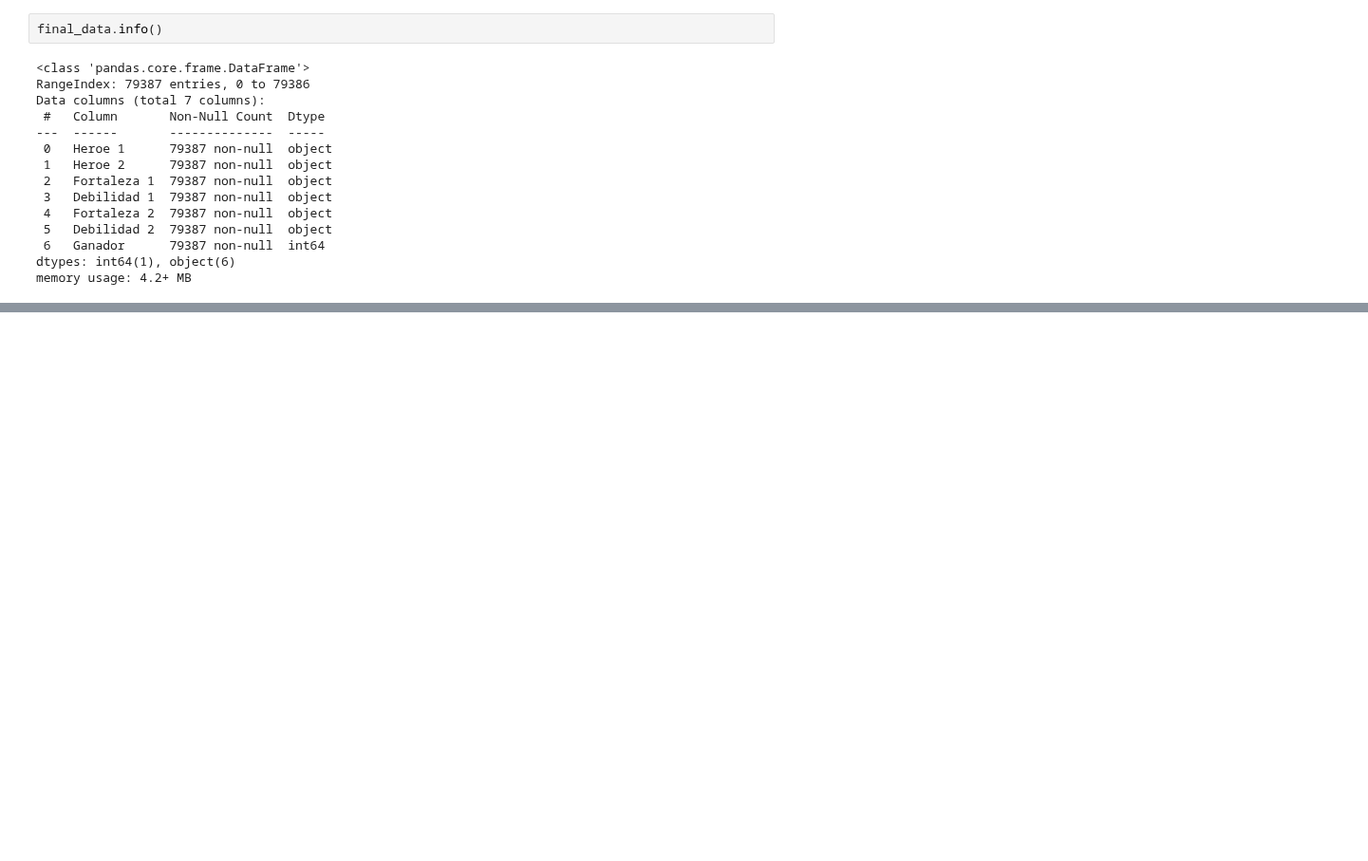
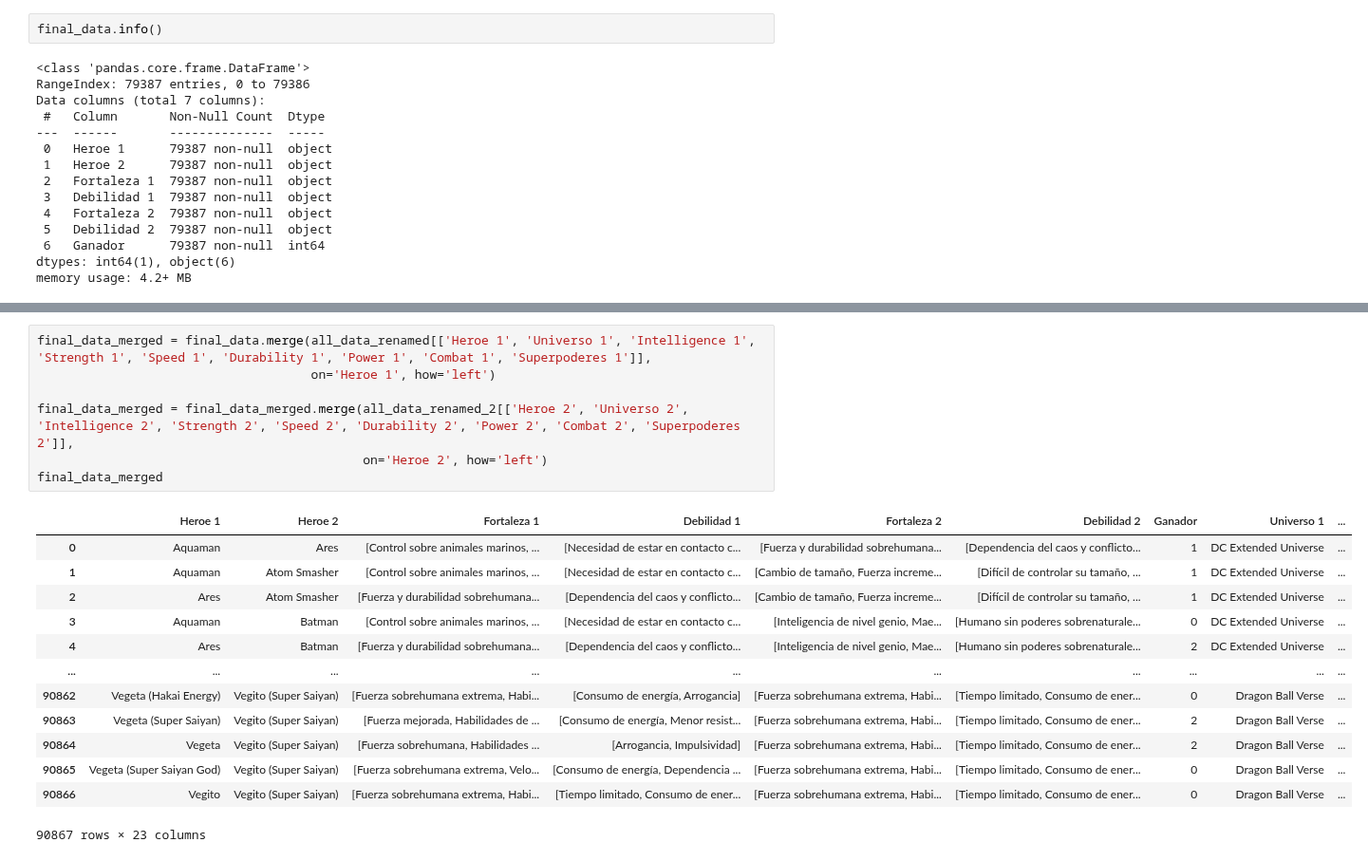
Before and after one commit to Lokhy87/Proyecto-Machine-Learning, a Jupyter notebook: dataset.ipynb, the cells around one changed output, grey strips where cells are left out. Shown at 95% size. Saved outputs shown, nothing was run; the diff lists cells and outputs as text; blank space fills up the shorter version.

```diff
--- a/dataset.ipynb
+++ b/dataset.ipynb
@@ -2120,0 +2154,21 @@ memory usage: 1.7+ MB
+# %%
+final_data_merged = final_data.merge(all_data_renamed[['Heroe 1', 'Universo 1', 'Intelligence 1', 'Strength 1', 'Speed 1', 'Durability 1', 'Power 1', 'Combat 1', 'Superpoderes 1']],
+                                     on='Heroe 1', how='left')
+
+final_data_merged = final_data_merged.merge(all_data_renamed_2[['Heroe 2', 'Universo 2', 'Intelligence 2', 'Strength 2', 'Speed 2', 'Durability 2', 'Power 2', 'Combat 2', 'Superpoderes 2']],
+                                            on='Heroe 2', how='left')
+final_data_merged
+# %% [output]
+|  | Heroe 1 | Heroe 2 | Fortaleza 1 | Debilidad 1 | Fortaleza 2 | Debilidad 2 | Ganador | Universo 1 | ... |
+| 0 | Aquaman | Ares | [Control sobre animales marinos, ... | [Necesidad de estar en contacto c... | [Fuerza y durabilidad sobrehumana... | [Dependencia del caos y conflicto... | 1 | DC Extended Universe | ... |
+| 1 | Aquaman | Atom Smasher | [Control sobre animales marinos, ... | [Necesidad de estar en contacto c... | [Cambio de tamaño, Fuerza increme... | [Difícil de controlar su tamaño, ... | 1 | DC Extended Universe | ... |
+| 2 | Ares | Atom Smasher | [Fuerza y durabilidad sobrehumana... | [Dependencia del caos y conflicto... | [Cambio de tamaño, Fuerza increme... | [Difícil de controlar su tamaño, ... | 1 | DC Extended Universe | ... |
+| 3 | Aquaman | Batman | [Control sobre animales marinos, ... | [Necesidad de estar en contacto c... | [Inteligencia de nivel genio, Mae... | [Humano sin poderes sobrenaturale... | 0 | DC Extended Universe | ... |
+| 4 | Ares | Batman | [Fuerza y durabilidad sobrehumana... | [Dependencia del caos y conflicto... | [Inteligencia de nivel genio, Mae... | [Humano sin poderes sobrenaturale... | 2 | DC Extended Universe | ... |
+| ... | ... | ... | ... | ... | ... | ... | ... | ... | ... |
+| 90862 | Vegeta (Hakai Energy) | Vegito (Super Saiyan) | [Fuerza sobrehumana extrema, Habi... | [Consumo de energía, Arrogancia] | [Fuerza sobrehumana extrema, Habi... | [Tiempo limitado, Consumo de ener... | 0 | Dragon Ball Verse | ... |
+| 90863 | Vegeta (Super Saiyan) | Vegito (Super Saiyan) | [Fuerza mejorada, Habilidades de ... | [Consumo de energía, Menor resist... | [Fuerza sobrehumana extrema, Habi... | [Tiempo limitado, Consumo de ener... | 2 | Dragon Ball Verse | ... |
+| 90864 | Vegeta | Vegito (Super Saiyan) | [Fuerza sobrehumana, Habilidades ... | [Arrogancia, Impulsividad] | [Fuerza sobrehumana extrema, Habi... | [Tiempo limitado, Consumo de ener... | 2 | Dragon Ball Verse | ... |
+| 90865 | Vegeta (Super Saiyan God) | Vegito (Super Saiyan) | [Fuerza sobrehumana extrema, Velo... | [Consumo de energía, Dependencia ... | [Fuerza sobrehumana extrema, Habi... | [Tiempo limitado, Consumo de ener... | 0 | Dragon Ball Verse | ... |
+| 90866 | Vegito | Vegito (Super Saiyan) | [Fuerza sobrehumana extrema, Habi... | [Tiempo limitado, Consumo de ener... | [Fuerza sobrehumana extrema, Habi... | [Tiempo limitado, Consumo de ener... | 0 | Dragon Ball Verse | ... |
+90867 rows × 23 columns
```
Also changed, not shown: parts of 9 cells of this notebook.
